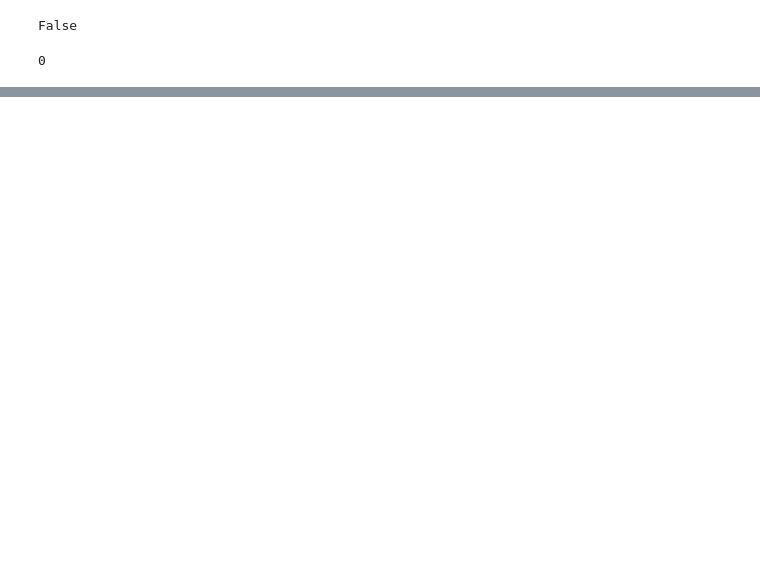
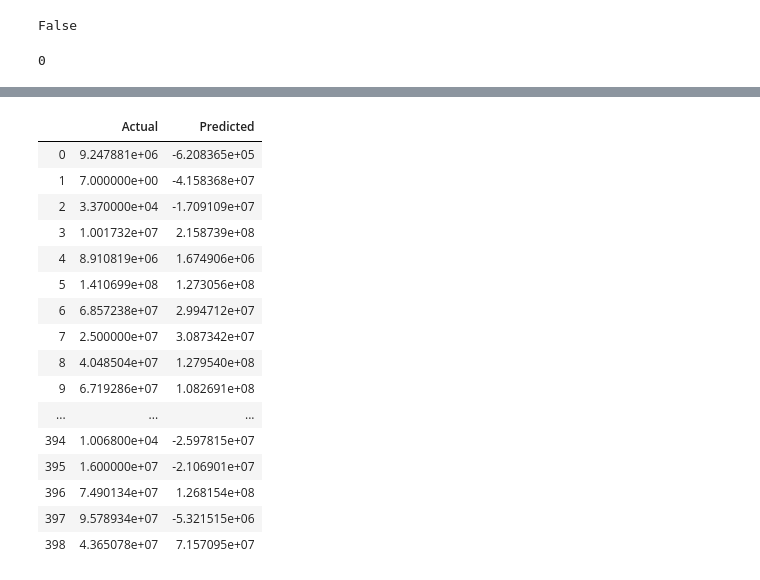
Before and after one commit to Kuntya/Capstone-Project-1, a Jupyter notebook: Capstone Project 1.ipynb, the cells around one changed output, grey strips where cells are left out. Cells and saved outputs as stored; diff of their text form; code cells hidden in the pictures; blank space fills up the shorter version.

```diff
--- a/Capstone Project 1.ipynb
+++ b/Capstone Project 1.ipynb
@@ -1220,0 +1216,21 @@ train_fin.describe()
+# %%
+df = pd.DataFrame({'Actual': y_test.flatten(), 'Predicted': y_pred.flatten()})
+df
+# %% [output]
+|  | Actual | Predicted |
+| 0 | 9.247881e+06 | -6.208365e+05 |
+| 1 | 7.000000e+00 | -4.158368e+07 |
+| 2 | 3.370000e+04 | -1.709109e+07 |
+| 3 | 1.001732e+07 | 2.158739e+08 |
+| 4 | 8.910819e+06 | 1.674906e+06 |
+| 5 | 1.410699e+08 | 1.273056e+08 |
+| 6 | 6.857238e+07 | 2.994712e+07 |
+| 7 | 2.500000e+07 | 3.087342e+07 |
+| 8 | 4.048504e+07 | 1.279540e+08 |
+| 9 | 6.719286e+07 | 1.082691e+08 |
+| ... | ... | ... |
+| 394 | 1.006800e+04 | -2.597815e+07 |
+| 395 | 1.600000e+07 | -2.106901e+07 |
+| 396 | 7.490134e+07 | 1.268154e+08 |
+| 397 | 9.578934e+07 | -5.321515e+06 |
+| 398 | 4.365078e+07 | 7.157095e+07 |
```
Also changed, not shown: parts of 23 cells of this notebook, 1 other file.
